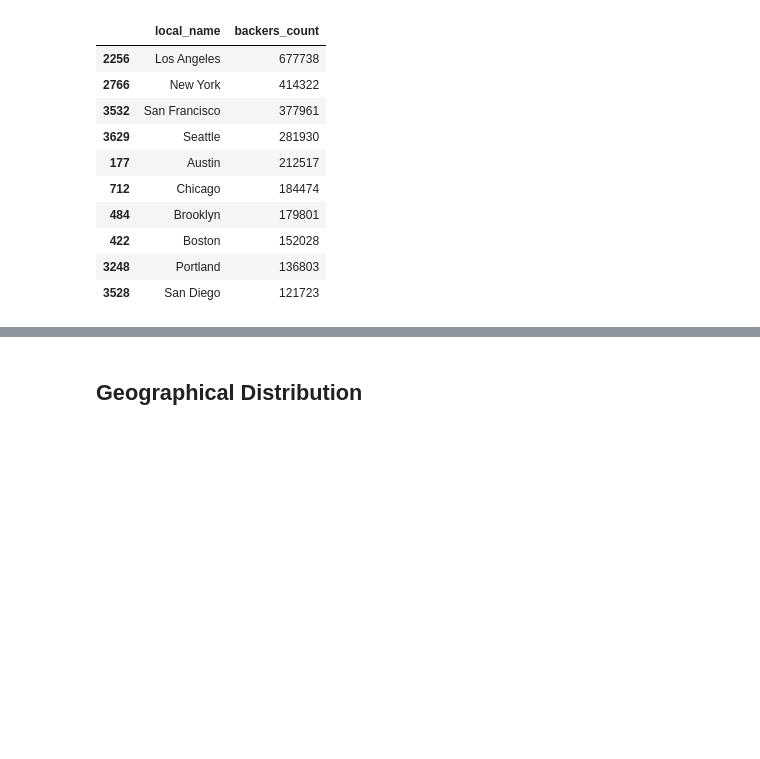
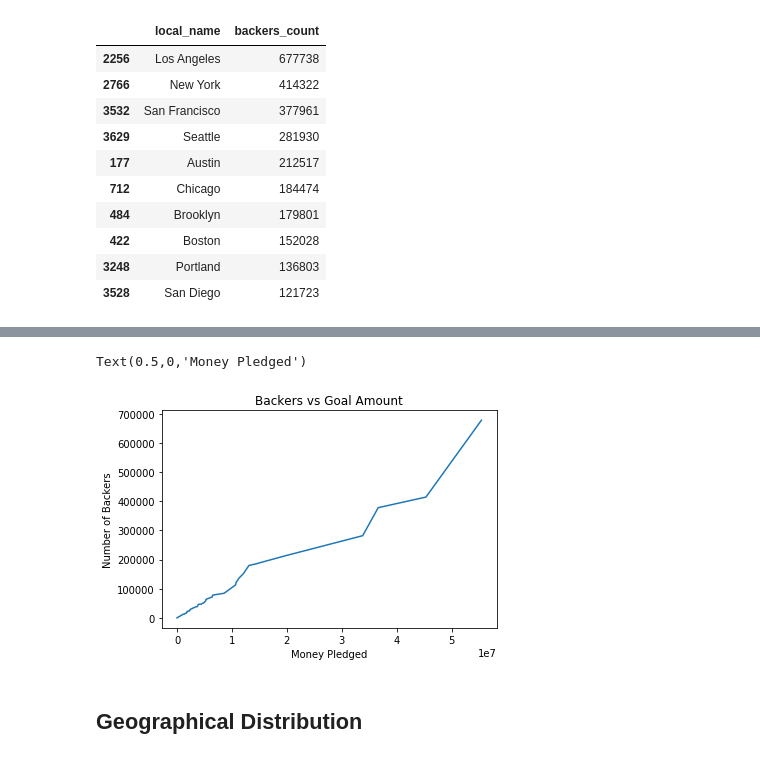
Before and after one commit to end2122/Kickstarter-Project-Analysis-in-R, a Jupyter notebook: kickstarter_code.ipynb, the cells around one changed output, grey strips where cells are left out. Cells and saved outputs as stored; diff of their text form; code cells hidden in the pictures; blank space fills up the shorter version.

```diff
--- a/kickstarter_code.ipynb
+++ b/kickstarter_code.ipynb
@@ -392,3 +372,11 @@ printtemp.corr(printtemp1)
+# %%
+plt.plot(printtemp['usd_pledged'],printtemp1['backers_count'])
+plt.title("Backers vs Goal Amount")
+plt.ylabel("Number of Backers")
+plt.xlabel("Money Pledged")
+# %% [output]
+Text(0.5,0,'Money Pledged')
+[figure, added]
 # %% [markdown]
 ## Geographical Distribution
 # %%
```
Also changed, not shown: parts of 12 cells of this notebook.
